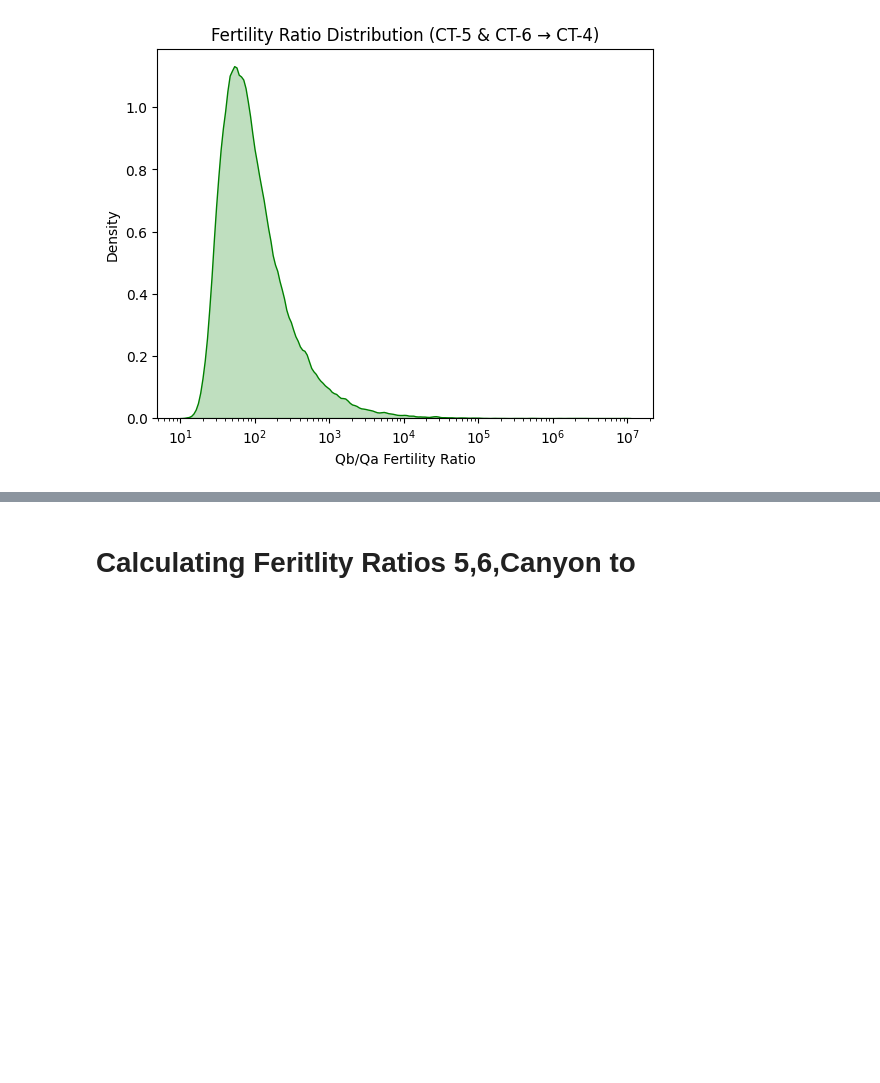
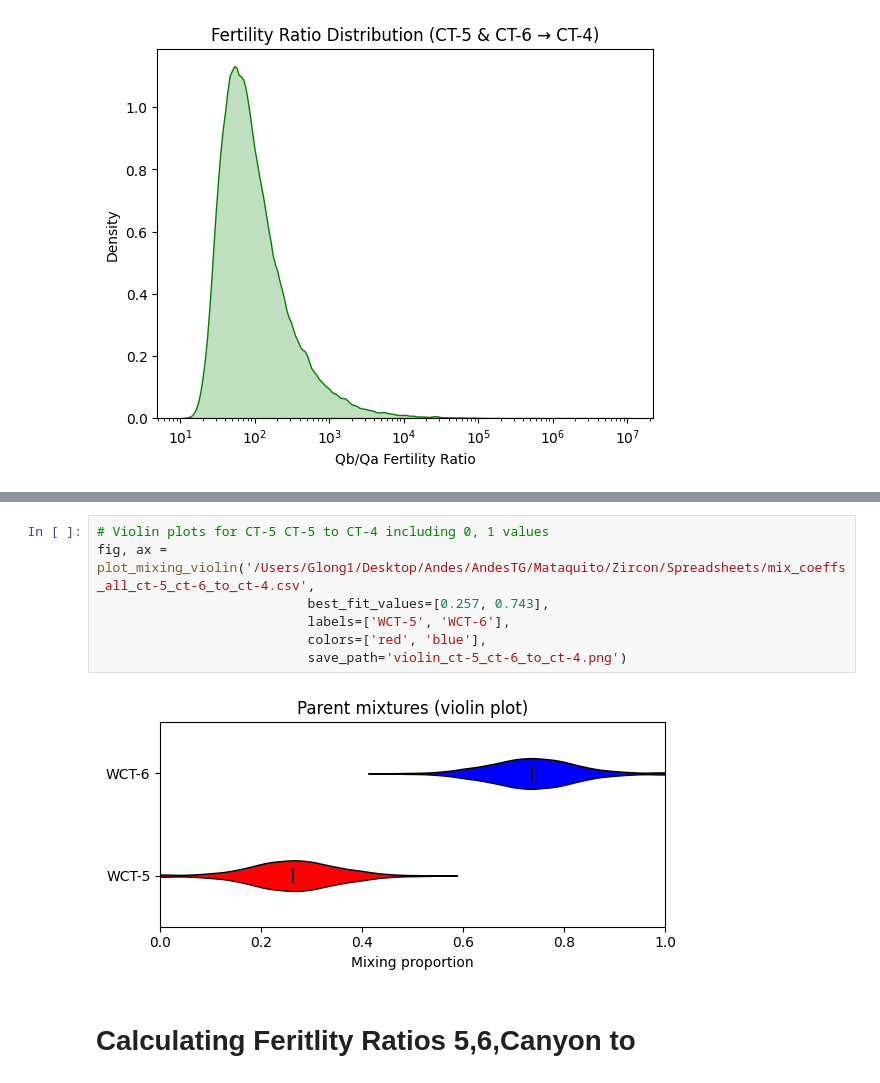
Before and after one commit to glong1321/AndesTG, a Jupyter notebook: Mataquito/FertilityAnalysis/Mataquito_quartz_zircon_fertilities.ipynb, the cells around one changed output, grey strips where cells are left out. Saved outputs shown, nothing was run; the diff lists cells and outputs as text; blank space fills up the shorter version.

```diff
--- a/Mataquito/FertilityAnalysis/Mataquito_quartz_zircon_fertilities.ipynb
+++ b/Mataquito/FertilityAnalysis/Mataquito_quartz_zircon_fertilities.ipynb
@@ -581,3 +963,12 @@ print("ZA_ZB Fertility Ratio (median, (25-75% range)): {0:6.4f} ({2:6.4f} - {1:6
+# %%
+# Violin plots for CT-5 CT-5 to CT-4 including 0, 1 values
+fig, ax = plot_mixing_violin('/Users/Glong1/Desktop/Andes/AndesTG/Mataquito/Zircon/Spreadsheets/mix_coeffs_all_ct-5_ct-6_to_ct-4.csv',
+                           best_fit_values=[0.257, 0.743],
+                           labels=['WCT-5', 'WCT-6'],
+                           colors=['red', 'blue'],
+                           save_path='violin_ct-5_ct-6_to_ct-4.png')
+# %% [output]
+[figure, added]
 # %% [markdown]
 # Calculating Feritlity Ratios 5,6,Canyon to
 # %%
```
Also changed, not shown: parts of 11 cells of this notebook, 1 other file.
